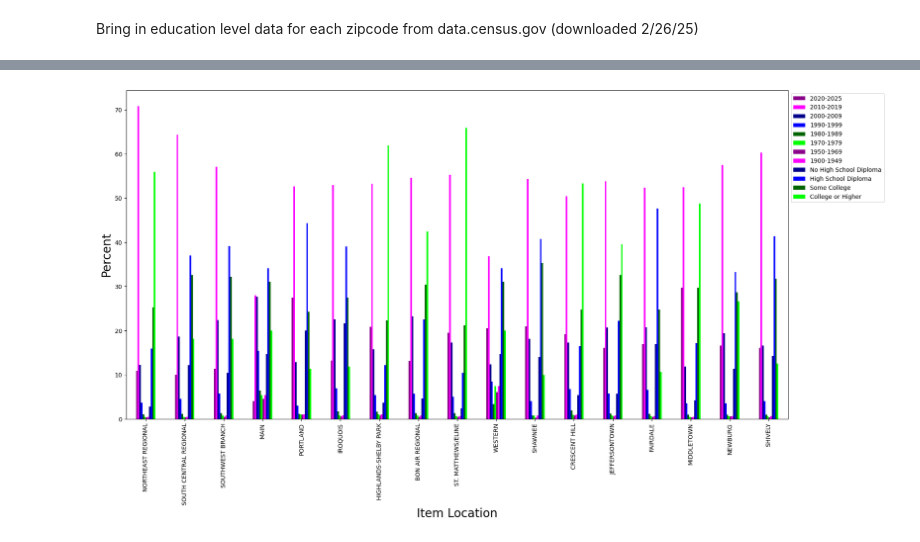
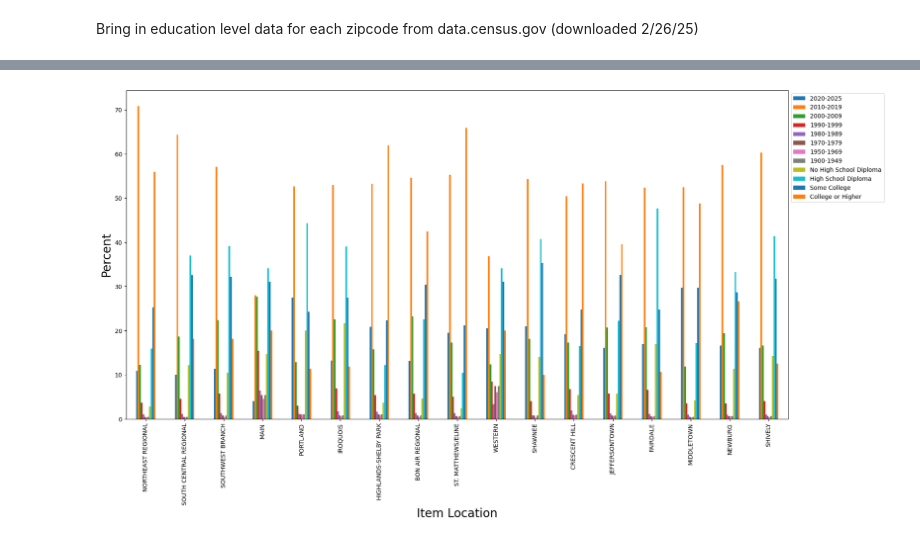
Before and after one commit to NicholasJCampbell/library_comparisons, a Jupyter notebook: library_newness.ipynb, the cells around one changed output, grey strips where cells are left out. Cells and saved outputs as stored; diff of their text form; code cells hidden in the pictures.

Commit message:
made newer visualizations, added interpretation of the data

```diff
--- a/library_newness.ipynb
+++ b/library_newness.ipynb
@@ -902,11 +923,10 @@ ed_and_new = pd.merge(library_yearly, ed_zips, on='zipcode', how='left')
 # %%
 # basic visualization of the data from both datasets
-# lighter color columns for population, darker for library collection
-colors = ['darkmagenta', 'magenta', 'darkblue', 'blue', 'darkgreen', 'lime']
-ed_and_new.plot(x='ItemLocation', kind="bar", color=colors, figsize=(20, 10))
+
+ed_and_new.plot(x='ItemLocation', kind="bar", figsize=(20, 10))
 plt.legend(bbox_to_anchor=(1.0, 1.0))
 plt.xlabel('Item Location', size = 20)
 plt.ylabel('Percent', size = 20)
 plt.show()
 # %% [output]
-[figure, old version]
+[figure, new version]
```
Also changed, not shown: parts of 3 cells of this notebook, 1 other file.
